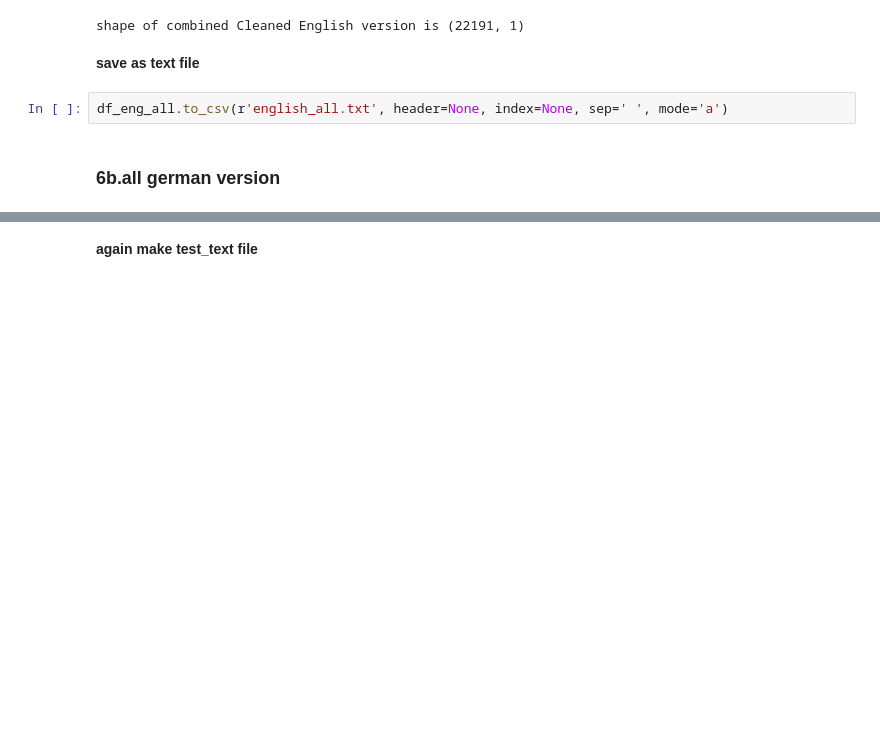
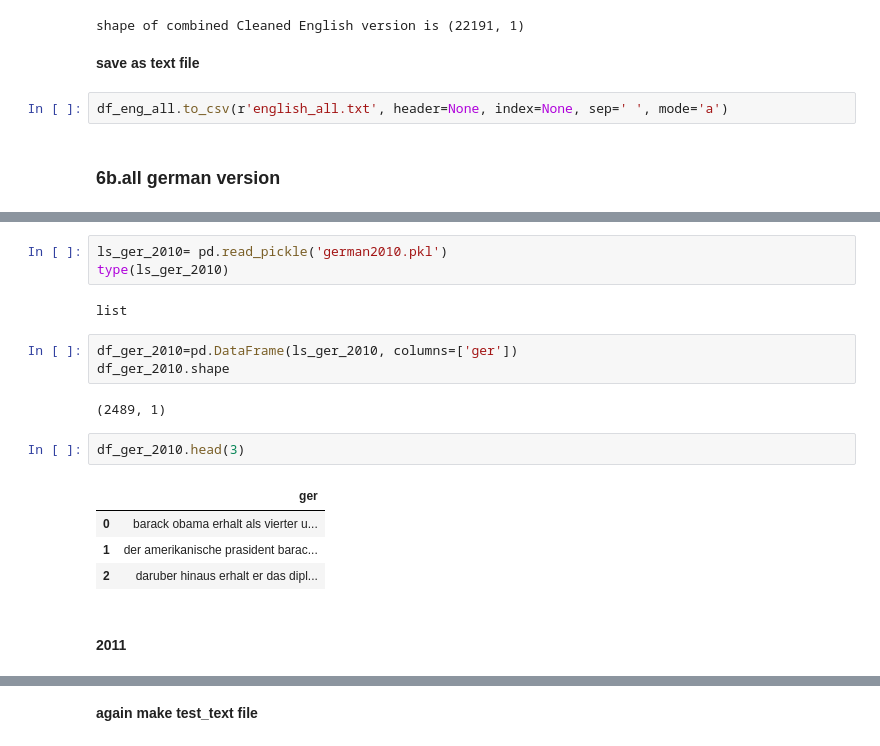
Before and after one commit to HassanSherwani/Language_Translator, a Jupyter notebook: 0.work.ipynb, the cells around one changed output, grey strips where cells are left out. Drawn from its saved outputs; the diff is of its cells as text; blank space fills up the shorter version.

```diff
--- a/0.work.ipynb
+++ b/0.work.ipynb
@@ -874,0 +929,19 @@ print('German Vocabulary: %d' % len(vocab))
+# %%
+ls_ger_2010= pd.read_pickle('german2010.pkl')
+type(ls_ger_2010)
+# %% [output]
+list
+# %%
+df_ger_2010=pd.DataFrame(ls_ger_2010, columns=['ger'])
+df_ger_2010.shape
+# %% [output]
+(2489, 1)
+# %%
+df_ger_2010.head(3)
+# %% [output]
+|  | ger |
+| 0 | barack obama erhalt als vierter u... |
+| 1 | der amerikanische prasident barac... |
+| 2 | daruber hinaus erhalt er das dipl... |
+# %% [markdown]
+#### 2011
```
Also changed, not shown: parts of 63 cells of this notebook.
